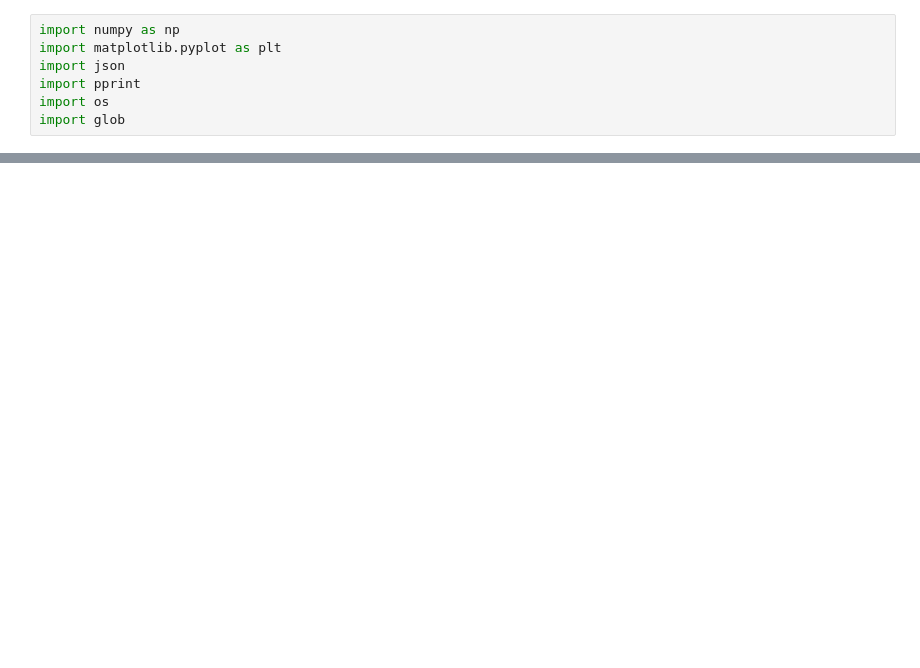
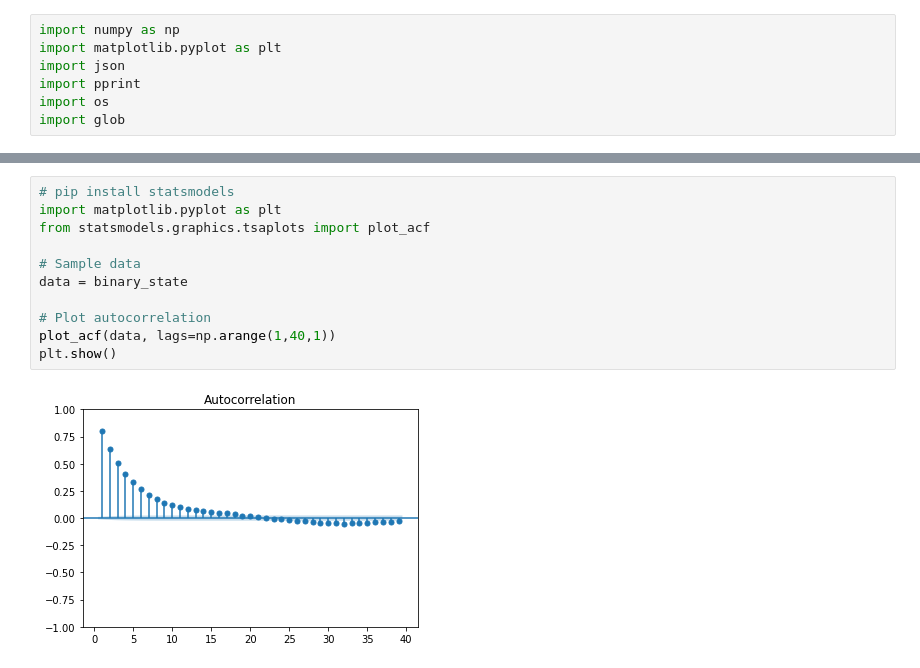
Before and after one commit to tmittiga-personal/AutomatedCalibrationPipeline, a Jupyter notebook: analyze_Correlation_Data.ipynb, the cells around one changed output, grey strips where cells are left out. Cells and saved outputs as stored; diff of their text form; blank space fills up the shorter version.

```diff
--- a/analyze_Correlation_Data.ipynb
+++ b/analyze_Correlation_Data.ipynb
@@ -114,0 +304,13 @@ plt.show()
+# %%
+# pip install statsmodels
+import matplotlib.pyplot as plt
+from statsmodels.graphics.tsaplots import plot_acf
+
+# Sample data
+data = binary_state
+
+# Plot autocorrelation
+plot_acf(data, lags=np.arange(1,40,1))
+plt.show()
+# %% [output]
+[figure, added]
```
Also changed, not shown: parts of 13 cells of this notebook, 13 other files.
